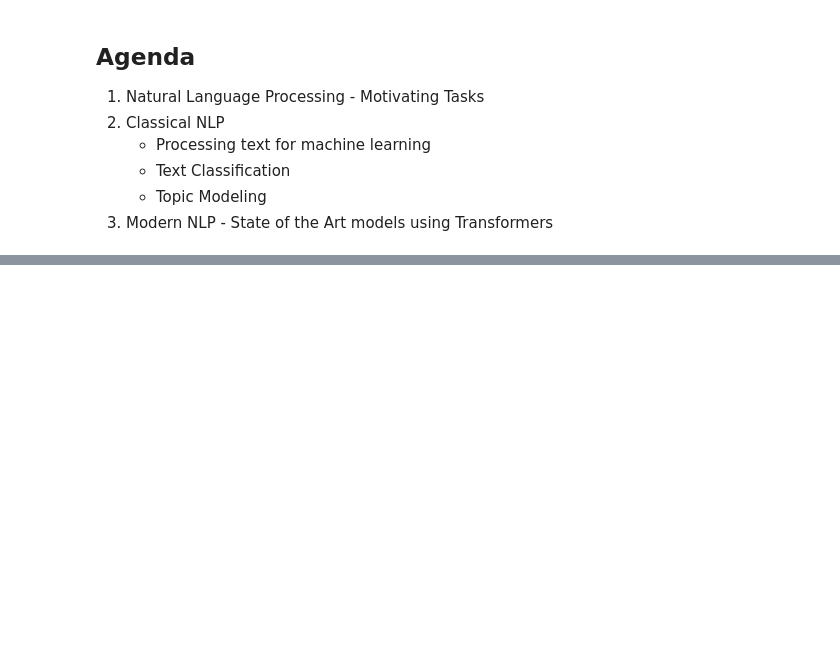
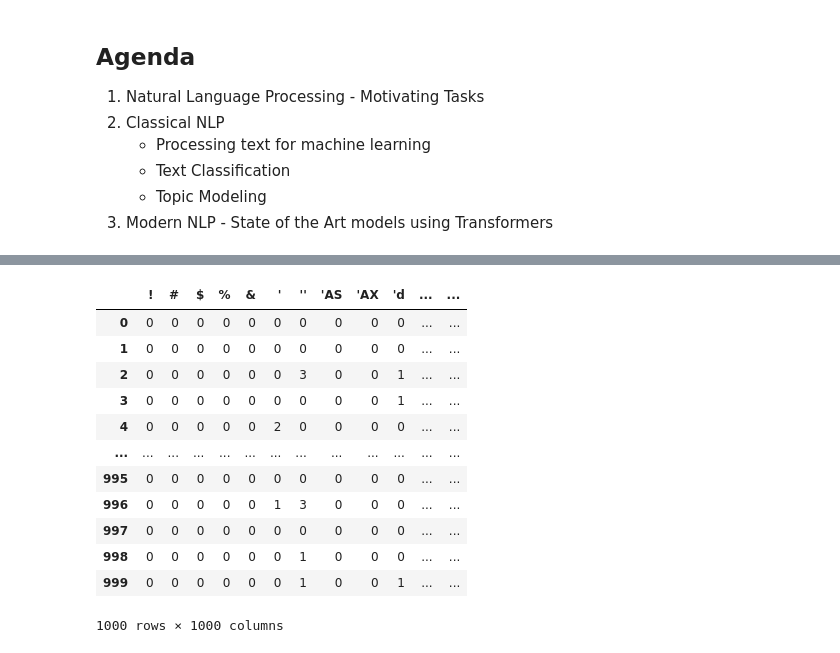
Before and after one commit to Strabes/Intro-to-NLP, a Jupyter notebook: Intro to NLP.ipynb, the cells around one changed output, grey strips where cells are left out. Saved outputs shown, nothing was run; the diff lists cells and outputs as text; code cells hidden in the pictures; blank space fills up the shorter version.

```diff
--- a/Intro to NLP.ipynb
+++ b/Intro to NLP.ipynb
@@ -43,4 +11,0 @@ Reusing dataset ag_news (C:\Users\grego\.cache\huggingface\datasets\ag_news\defa
-# %%
-for text in dataset["train"]["text"][:5]:
-    print("-"*50)
-    print(text.replace("\\"," "))
@@ -181,0 +43,17 @@ dataset["train"]["text"][:5]
+# %%
+from sklearn.datasets import fetch_20newsgroups
+
+d_train = fetch_20newsgroups(
+    subset="train",
+    remove=('headers','footers','quotes'),
+    shuffle=True,
+    random_state=42)
+
+d_test = fetch_20newsgroups(
+    subset="test",
+    remove=('headers','footers','quotes'),
+    shuffle=True,
+    random_state=42)
+
+print("The topics in the dataset are: " +
+  ", ".join([f"'{x}'" for x in d_train["target_names"]]))
@@ -181,0 +62,4 @@ dataset["train"]["text"][:5]
+# %%
+for text in d_train["data"][:3]:
+    print("-"*50)
+    print(text.replace("\\"," "))
@@ -181,0 +127,14 @@ dataset["train"]["text"][:5]
+# %%
+from sklearn.feature_extraction.text import CountVectorizer
+import pandas as pd
+
+count_vectorizer = CountVectorizer(
+    tokenizer = word_tokenize,
+    max_features = 1000, # max number of tokens in our vocabulary
+    lowercase = False)
+
+# Train the vocabulary on 1000 example texts
+count_vectorizer.fit(d_train["data"][:1000])
+
+print("Here's a subset of our vocabulary:")
+dict(islice(count_vectorizer.vocabulary_.items(),10))
@@ -181,0 +159,18 @@ dataset["train"]["text"][:5]
+# %%
+pd.DataFrame(
+    count_vectorizer.transform(d_train["data"][:1000]).toarray(),
+    columns = count_vectorizer.get_feature_names_out().tolist())
+# %% [output]
+|  | ! | # | $ | % | & | ' | '' | 'AS | 'AX | 'd | ... | ... |
+| 0 | 0 | 0 | 0 | 0 | 0 | 0 | 0 | 0 | 0 | 0 | ... | ... |
+| 1 | 0 | 0 | 0 | 0 | 0 | 0 | 0 | 0 | 0 | 0 | ... | ... |
+| 2 | 0 | 0 | 0 | 0 | 0 | 0 | 3 | 0 | 0 | 1 | ... | ... |
+| 3 | 0 | 0 | 0 | 0 | 0 | 0 | 0 | 0 | 0 | 1 | ... | ... |
+| 4 | 0 | 0 | 0 | 0 | 0 | 2 | 0 | 0 | 0 | 0 | ... | ... |
+| ... | ... | ... | ... | ... | ... | ... | ... | ... | ... | ... | ... | ... |
+| 995 | 0 | 0 | 0 | 0 | 0 | 0 | 0 | 0 | 0 | 0 | ... | ... |
+| 996 | 0 | 0 | 0 | 0 | 0 | 1 | 3 | 0 | 0 | 0 | ... | ... |
+| 997 | 0 | 0 | 0 | 0 | 0 | 0 | 0 | 0 | 0 | 0 | ... | ... |
+| 998 | 0 | 0 | 0 | 0 | 0 | 0 | 1 | 0 | 0 | 0 | ... | ... |
+| 999 | 0 | 0 | 0 | 0 | 0 | 0 | 1 | 0 | 0 | 1 | ... | ... |
+1000 rows × 1000 columns
```
Also changed, not shown: parts of 37 cells of this notebook, 6 other files.
